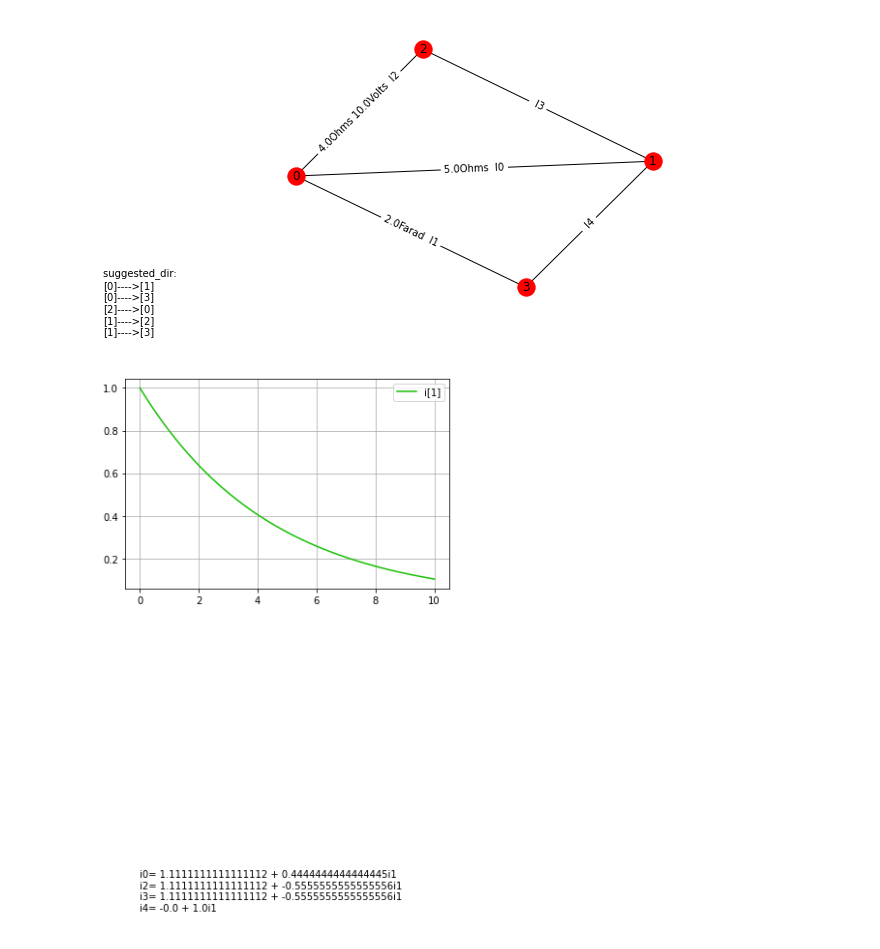
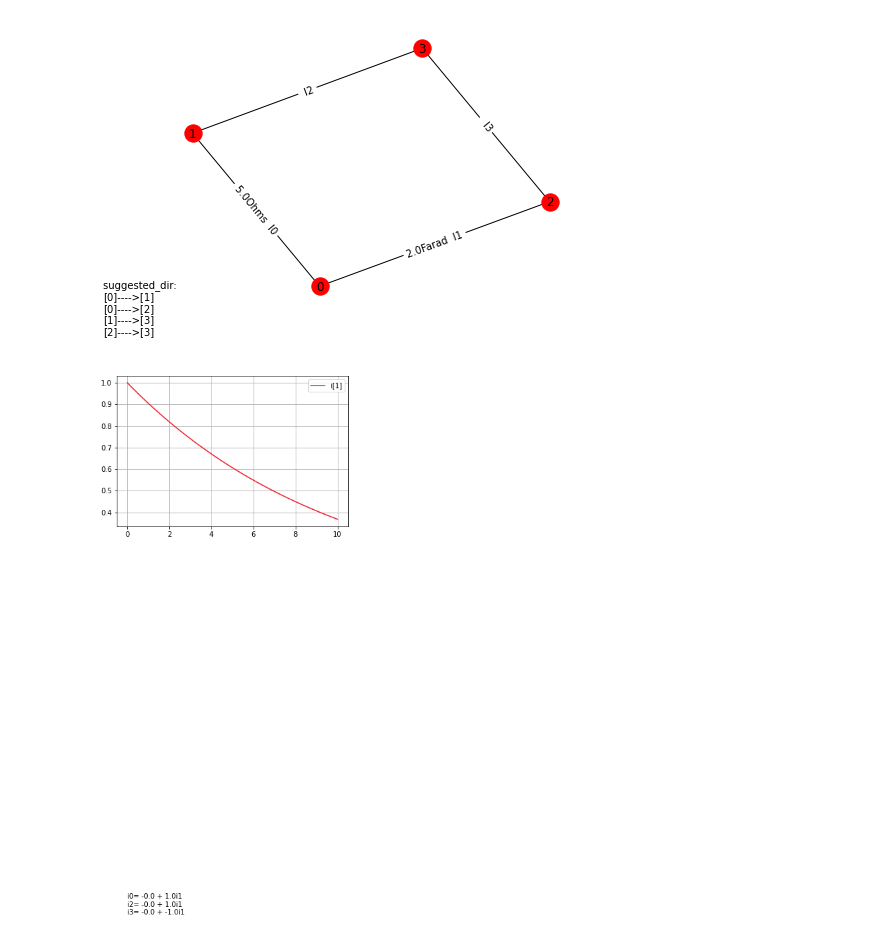
Before and after one commit to Mehrdadghassabi/Gracc, a Jupyter notebook: Source/GRacC.ipynb, the cells around one changed output. Saved outputs shown, nothing was run; the diff lists cells and outputs as text; code cells hidden in the pictures.

```diff
--- a/Source/GRacC.ipynb
+++ b/Source/GRacC.ipynb
@@ -536,9 +564,7 @@ def plot_kirchoffgraph_after_solving(kg):
 # %%
-kg5 = circuit_parser('circuit3.txt')
+kg5 = circuit_parser('circuit5.txt')
 plot_kirchoffgraph(kg5)
+plot_kirchoffgraph_after_solving(kg5)
 # %% [output]
-[figure, old version]
+[figure, new version]
+[figure, added]
-# %%
-plot_kirchoffgraph_after_solving(kg5)
-# %% [output]
-[figure, removed]
```
Also changed, not shown: parts of 5 cells of this notebook.
